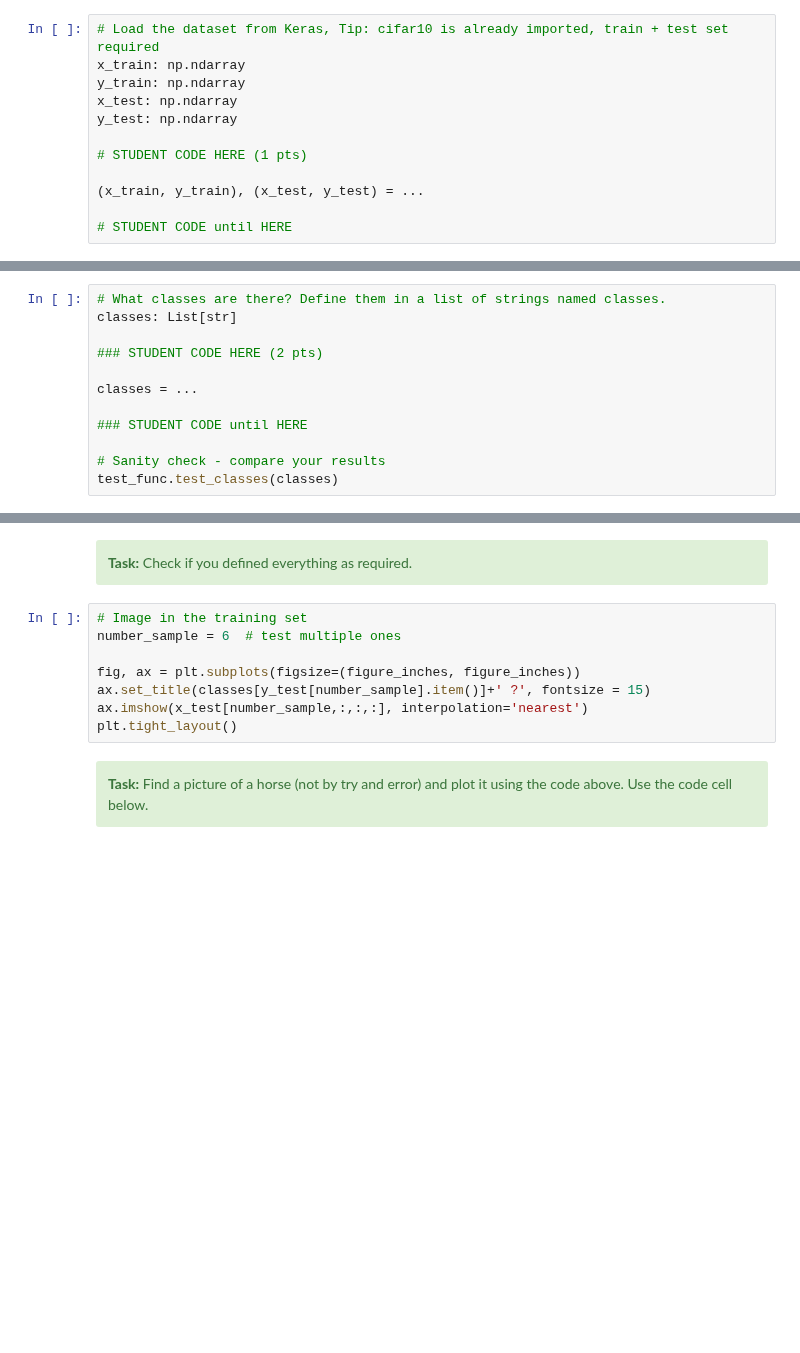
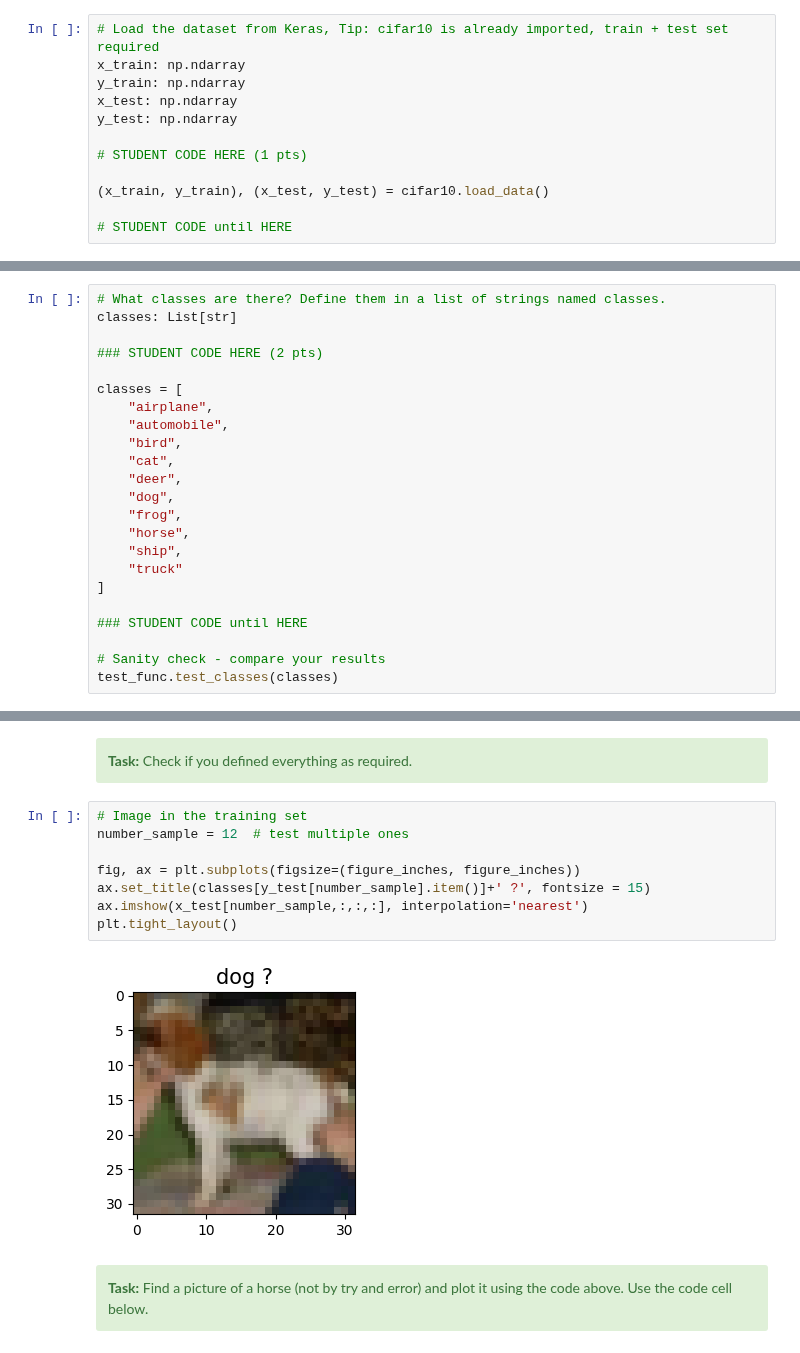
Before and after one commit to anton-seifert/LAMA, a Jupyter notebook: task-6-convolutional-neural-networks/2_exercise_cnn.ipynb, the cells around one changed output, grey strips where cells are left out. Drawn from its saved outputs; the diff is of its cells as text; blank space fills up the shorter version.

```diff
--- a/task-6-convolutional-neural-networks/2_exercise_cnn.ipynb
+++ b/task-6-convolutional-neural-networks/2_exercise_cnn.ipynb
@@ -63,7 +79,7 @@ y_test: np.ndarray
 
 # STUDENT CODE HERE (1 pts)
 
-(x_train, y_train), (x_test, y_test) = ...
+(x_train, y_train), (x_test, y_test) = cifar10.load_data()
 
 # STUDENT CODE until HERE
 # %%
@@ -95,7 +120,18 @@ classes: List[str]
 
 ### STUDENT CODE HERE (2 pts)
 
-classes = ...
+classes = [
+    "airplane",
+    "automobile",
+    "bird",
+    "cat",
+    "deer",
+    "dog",
+    "frog",
+    "horse",
+    "ship",
+    "truck"
+]
 
 ### STUDENT CODE until HERE
 
@@ -108,12 +146,14 @@ test_func.test_classes(classes)
 </div>
 # %%
 # Image in the training set
-number_sample = 6  # test multiple ones
+number_sample = 12  # test multiple ones
 
 fig, ax = plt.subplots(figsize=(figure_inches, figure_inches))
 ax.set_title(classes[y_test[number_sample].item()]+' ?', fontsize = 15)
 ax.imshow(x_test[number_sample,:,:,:], interpolation='nearest')
 plt.tight_layout()
+# %% [output]
+[figure, added]
 # %% [markdown]
 <div class="alert alert-block alert-success">
 <b>Task:</b> Find a picture of a horse (not by try and error) and plot it using the code above. Use the code cell below.
```
Also changed, not shown: parts of 17 cells of this notebook.
